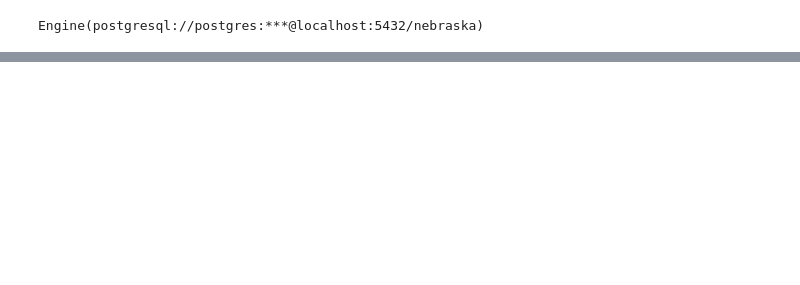
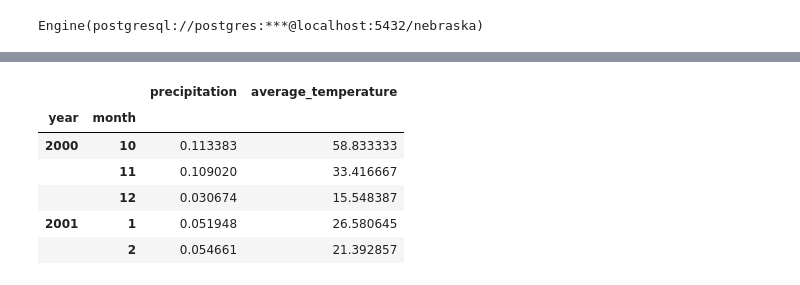
Before and after one commit to stew1922/data_farming, a Jupyter notebook: notebooks/carolina.ipynb, the cells around one changed output, grey strips where cells are left out. Saved outputs shown, nothing was run; the diff lists cells and outputs as text; code cells hidden in the pictures; blank space fills up the shorter version.

```diff
--- a/notebooks/carolina.ipynb
+++ b/notebooks/carolina.ipynb
@@ -20,0 +56,13 @@ Engine(postgresql://postgres:***@localhost:5432/nebraska)
+# %%
+# This is to group the data by month
+monthly_temp_precp = df.groupby(['year','month']).mean()
+monthly_temp_precp.drop(columns='day', inplace = True)
+monthly_temp_precp.head()
+# %% [output]
+|  |  | precipitation | average_temperature |
+| year | month |  |  |
+| 2000 | 10 | 0.113383 | 58.833333 |
+|  | 11 | 0.109020 | 33.416667 |
+|  | 12 | 0.030674 | 15.548387 |
+| 2001 | 1 | 0.051948 | 26.580645 |
+|  | 2 | 0.054661 | 21.392857 |
```
Also changed, not shown: parts of 5 cells of this notebook.
